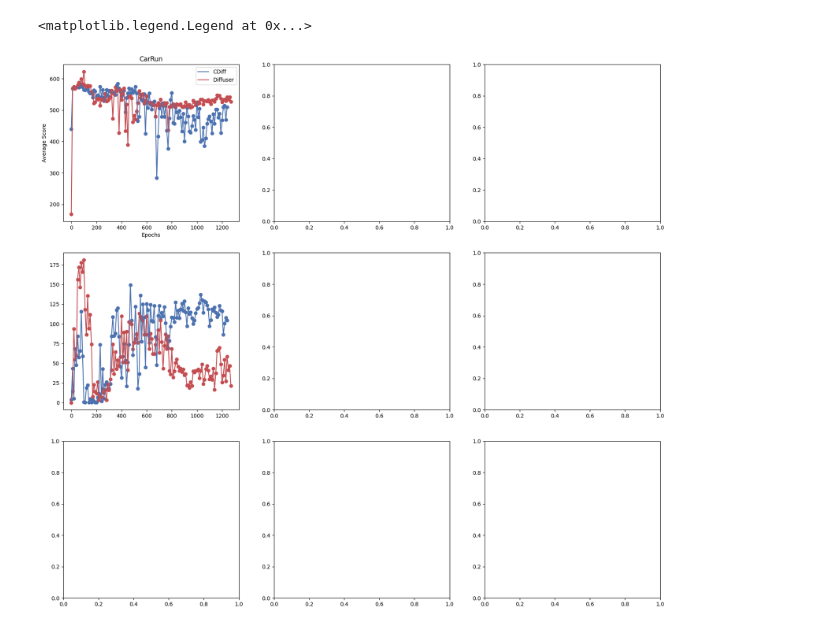
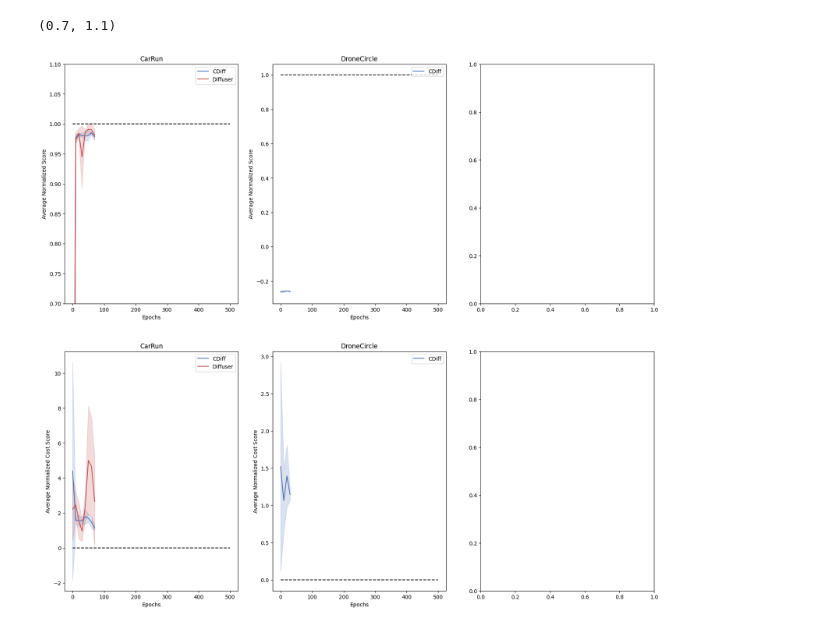
Before and after one commit to BobHuangC/safe-decision-diffuser, a Jupyter notebook: notebooks/plot_curves.ipynb, the cells around one changed output. Cells and saved outputs as stored; diff of their text form; code cells hidden in the pictures.

```diff
--- a/notebooks/plot_curves.ipynb
+++ b/notebooks/plot_curves.ipynb
@@ -32,60 +32,69 @@ def read_metrics(log_dir, metric_name: str):
 
     return np.array(epochs), np.array(results)
 # %%
-colors = {
-    "CDiff": "#4C72B0",
-    "Diffuser": "#C44E52",
-    # "#1ba784",
-}
+colors = [
+    "#4C72B0",
+    "#C44E52",
+    "#1ba784",
+]
 # %%
 dataset_logs = {
     "CarRun": {
-        "CDiff": "../logs/diffuser_inv_dsrl/OfflineCarRun-v0/h_12-tgt_575.0,10.0-guidew_1.2",
-        "Diffuser": "../logs/diffuser_inv_dsrl/OfflineCarRun-v0/h_12-tgt_575.0,10.0-usecost_False-guidew_1.2",
+        "CDiff": "../logs/diffuser_inv_dsrl_fix/OfflineCarRun-v0/h_12-tgt_575.0,10.0-usecost_True",
+        "Diffuser": "../logs/diffuser_inv_dsrl_fix/OfflineCarRun-v0/h_12-tgt_575.0,10.0-usecost_False",
     },
-    "BallRun": {
-        "CDiff": "../logs/diffuser_inv_dsrl/OfflineCarRun-v0/h_12-tgt_575.0,10.0-guidew_1.2",
-        "Diffuser": "../logs/diffuser_inv_dsrl/OfflineCarRun-v0/h_12-tgt_575.0,10.0-usecost_False-guidew_1.2",
+    "DroneCircle": {
+        "CDiff": "../logs/diffuser_inv_dsrl/OfflineDroneCircle-v0/h_12-tgt_700.0,10.0-usecost_True-guidew_1.2",
+        # "Diffuser": "../logs/diffuser_inv_dsrl/OfflineCarRun-v0/h_12-tgt_575.0,10.0-usecost_False-guidew_1.2",
     },
 }
 # %%
 fig, axes = plt.subplots(2, 3, figsize=(20, 18))
 
 for idx, (dataset, logs) in enumerate(dataset_logs.items()):
-    for method, log_dir in logs.items():
-        epochs, returns = read_metrics(log_dir, "average_return")
-        axes[0][idx].scatter(epochs, returns.mean(axis=0), color=colors[method])
+    for m_idx, (method, log_dir) in enumerate(logs.items()):
+        epochs, returns = read_metrics(log_dir, "average_normalized_return")
+        # axes[0][idx].scatter(epochs, returns.mean(axis=0), color=colors[m_idx])
         axes[0][idx].plot(
-            epochs, returns.mean(axis=0), label=method, color=colors[method]
+            epochs, returns.mean(axis=0), label=method, color=colors[m_idx]
         )
         axes[0][idx].fill_between(
             epochs,
             returns.mean(axis=0) - returns.std(axis=0),
             returns.mean(axis=0) + returns.std(axis=0),
             alpha=0.2,
-            color=colors[method],
+            color=colors[m_idx],
         )
 
-        epochs, cost_returns = read_metrics(log_dir, "average_cost")
-        # axes[1][idx].scatter(epochs, cost_returns.mean(axis=0), color=colors[method])
+        epochs, cost_returns = read_metrics(log_dir, "average_normalized_cost_return")
+
+        # axes[1][idx].scatter(epochs, cost_returns.mean(axis=0), color=colors[m_idx])
         axes[1][idx].plot(
-            epochs, cost_returns.mean(axis=0), label=method, color=colors[method]
+            epochs, cost_returns.mean(axis=0), label=method, color=colors[m_idx]
         )
         axes[1][idx].fill_between(
             epochs,
             cost_returns.mean(axis=0) - cost_returns.std(axis=0),
             cost_returns.mean(axis=0) + cost_returns.std(axis=0),
             alpha=0.2,
-            color=colors[method],
+            color=colors[m_idx],
         )
 
     axes[0][idx].set_xlabel("Epochs")
-    axes[0][idx].set_ylabel("Average Score")
+    axes[0][idx].set_ylabel("Average Normalized Score")
     axes[0][idx].set_title(dataset)
+    axes[0][idx].legend()
+    axes[0][idx].hlines(1.0, 0, 500, linestyles="dashed", colors="k")
 
-axes[0][0].legend()
+    axes[1][idx].set_xlabel("Epochs")
+    axes[1][idx].set_ylabel("Average Normalized Cost Score")
+    axes[1][idx].set_title(dataset)
+    axes[1][idx].legend()
+    axes[1][idx].hlines(0.0, 0, 500, linestyles="dashed", colors="k")
+
+axes[0][0].set_ylim([0.7, 1.1])
 
 # fig.savefig("save_figs/d4rl_results.png")
 # %% [output]
-<matplotlib.legend.Legend at 0x...>
+(0.7, 1.1)
-[figure, old version]
+[figure, new version]
```
Also changed, not shown: 16 other files.
